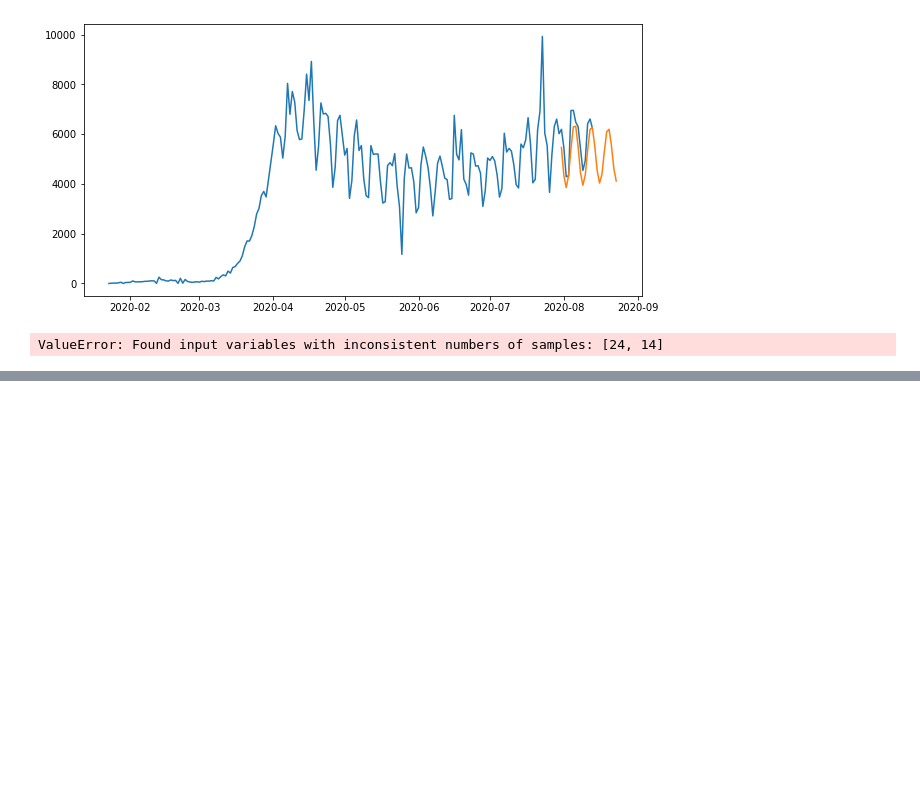
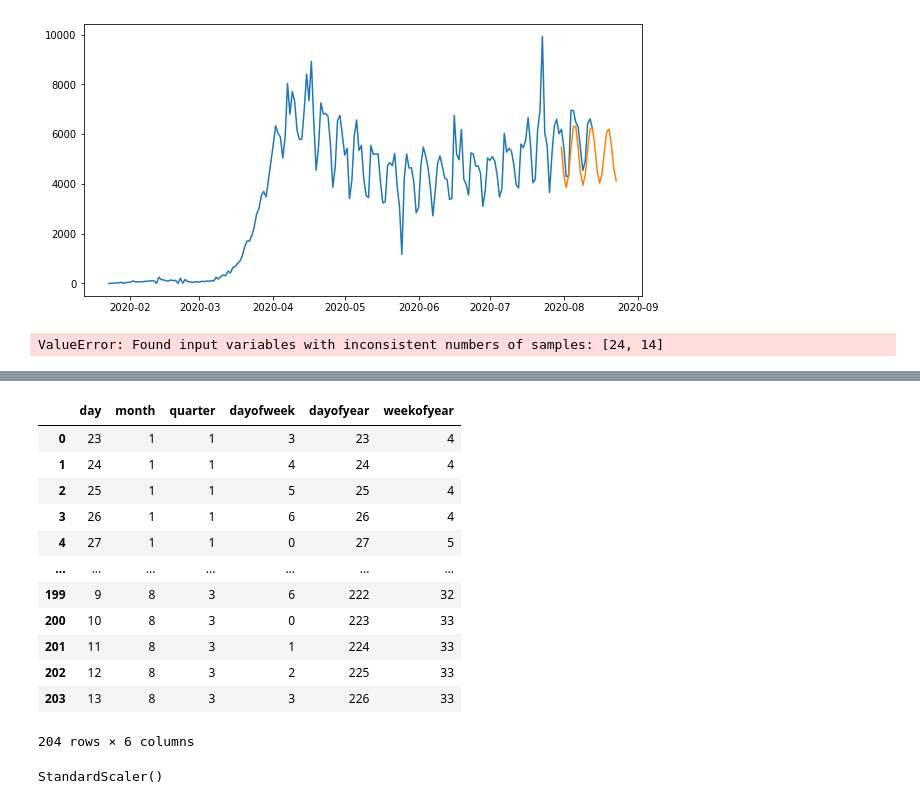
Before and after one commit to mthalken/covid, a Jupyter notebook: covid_prediction.ipynb, the cells around one changed output, grey strips where cells are left out. Saved outputs shown, nothing was run; the diff lists cells and outputs as text; code cells hidden in the pictures; blank space fills up the shorter version.

```diff
--- a/covid_prediction.ipynb
+++ b/covid_prediction.ipynb
@@ -255,0 +298,29 @@ Warnings:
+# %%
+# extract features of dataframe for XGBoost and NN
+def featurize(t):
+    X = pd. DataFrame()
+
+    X['day'] = t.index.day
+    X['month'] = t.index.month
+    X['quarter'] = t.index.quarter
+    X['dayofweek'] = t.index.dayofweek
+    X['dayofyear'] = t.index.dayofyear
+    X['weekofyear'] = t.index.weekofyear
+    y = t.y
+    return X, y
+
+featurize(daily_deaths)[0]
+# %% [output]
+|  | day | month | quarter | dayofweek | dayofyear | weekofyear |
+| 0 | 23 | 1 | 1 | 3 | 23 | 4 |
+| 1 | 24 | 1 | 1 | 4 | 24 | 4 |
+| 2 | 25 | 1 | 1 | 5 | 25 | 4 |
+| 3 | 26 | 1 | 1 | 6 | 26 | 4 |
+| 4 | 27 | 1 | 1 | 0 | 27 | 5 |
+| ... | ... | ... | ... | ... | ... | ... |
+| 199 | 9 | 8 | 3 | 6 | 222 | 32 |
+| 200 | 10 | 8 | 3 | 0 | 223 | 33 |
+| 201 | 11 | 8 | 3 | 1 | 224 | 33 |
+| 202 | 12 | 8 | 3 | 2 | 225 | 33 |
+| 203 | 13 | 8 | 3 | 3 | 226 | 33 |
+204 rows × 6 columns
@@ -255,0 +335,6 @@ Warnings:
+# %%
+# fit the scaler
+scaler = StandardScaler()
+scaler.fit(X_train)
+# %% [output]
+StandardScaler()
```
Also changed, not shown: parts of 14 cells of this notebook.
